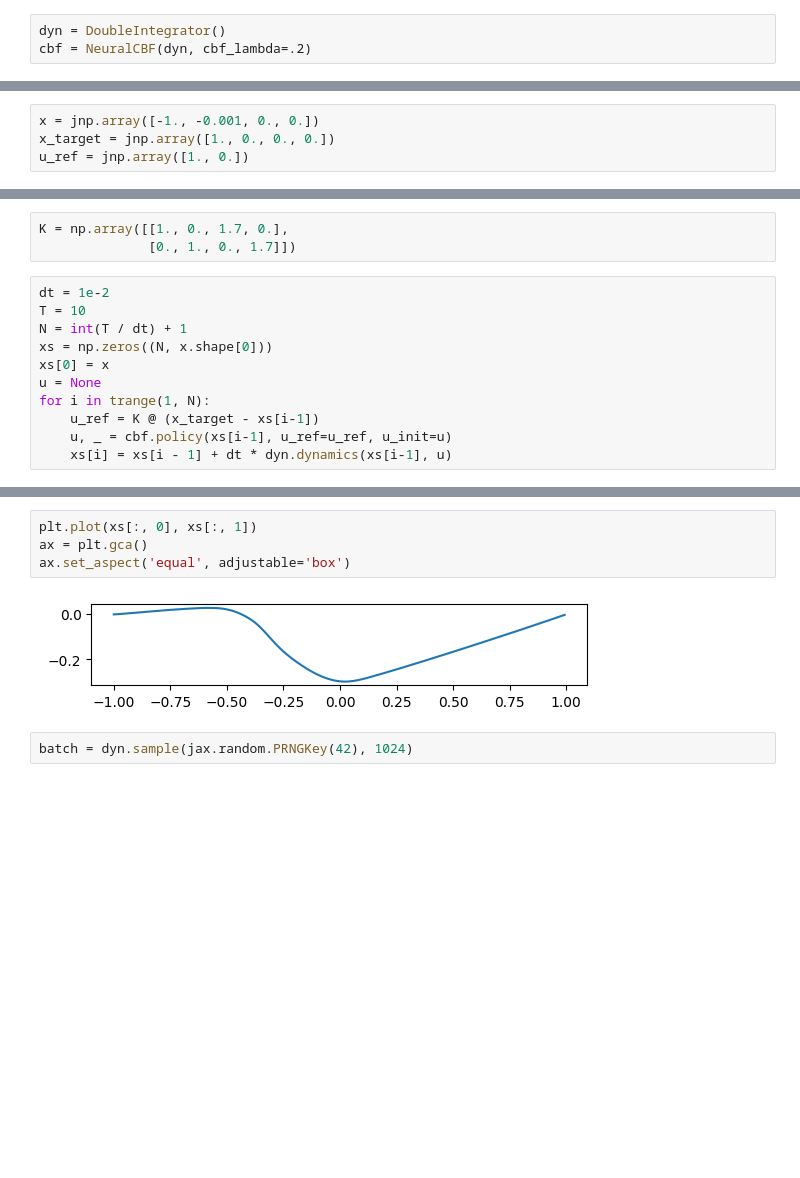
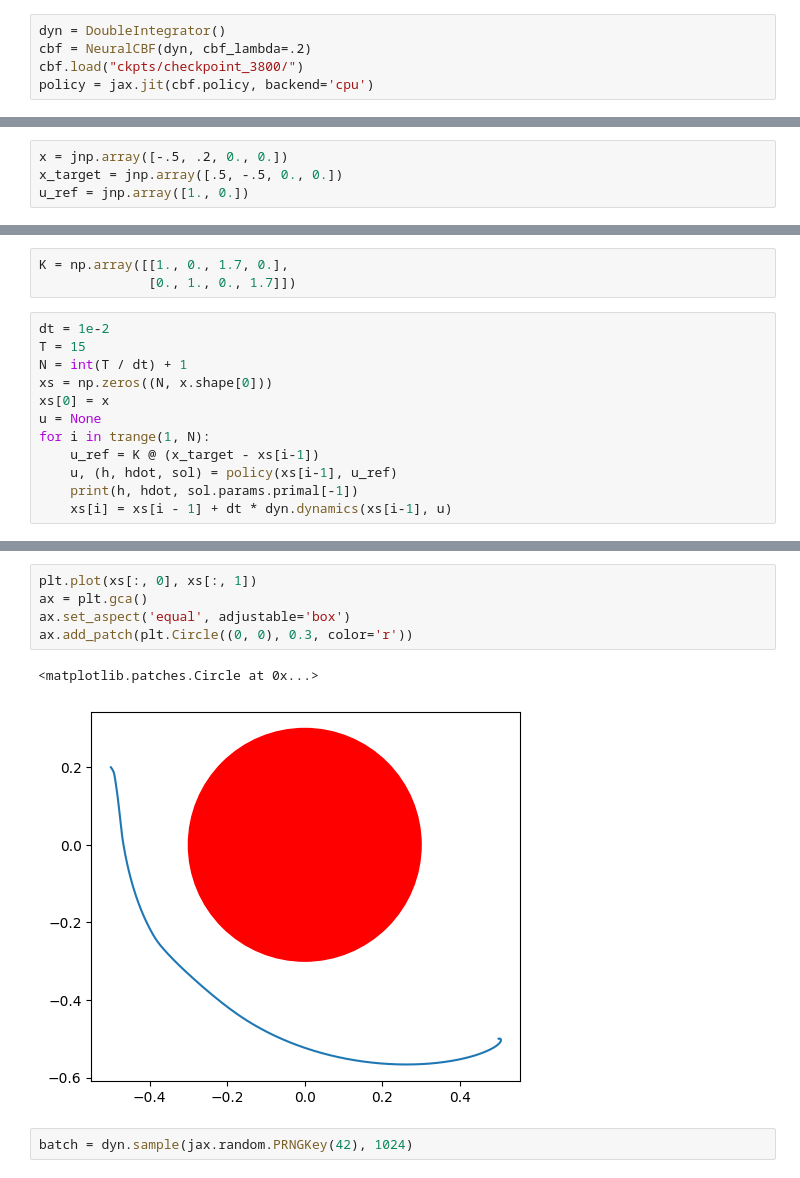
Before and after one commit to alvinsunyixiao/aa203-sp23-project, a Jupyter notebook: Single Agent Test.ipynb, the cells around one changed output, grey strips where cells are left out. Drawn from its saved outputs; the diff is of its cells as text; blank space fills up the shorter version.

```diff
--- a/Single Agent Test.ipynb
+++ b/Single Agent Test.ipynb
@@ -15,3 +15,5 @@ config.update("jax_enable_x64", True)
 # %%
 dyn = DoubleIntegrator()
 cbf = NeuralCBF(dyn, cbf_lambda=.2)
+cbf.load("ckpts/checkpoint_3800/")
+policy = jax.jit(cbf.policy, backend='cpu')
@@ -20,4 +20,4 @@ cbf.load("ckpts/checkpoint_5300/")
 # %%
-x = jnp.array([-1., -0.001, 0., 0.])
-x_target = jnp.array([1., 0., 0., 0.])
+x = jnp.array([-.5, .2, 0., 0.])
+x_target = jnp.array([.5, -.5, 0., 0.])
 u_ref = jnp.array([1., 0.])
@@ -33,12 +33,13 @@ K = np.array([[1., 0., 1.7, 0.],
               [0., 1., 0., 1.7]])
 # %%
 dt = 1e-2
-T = 10
+T = 15
 N = int(T / dt) + 1
 xs = np.zeros((N, x.shape[0]))
 xs[0] = x
 u = None
 for i in trange(1, N):
     u_ref = K @ (x_target - xs[i-1])
-    u, _ = cbf.policy(xs[i-1], u_ref=u_ref, u_init=u)
+    u, (h, hdot, sol) = policy(xs[i-1], u_ref)
+    print(h, hdot, sol.params.primal[-1])
     xs[i] = xs[i - 1] + dt * dyn.dynamics(xs[i-1], u)
@@ -45,9 +252,11 @@ for i in trange(1, N):
 # %%
 plt.plot(xs[:, 0], xs[:, 1])
 ax = plt.gca()
 ax.set_aspect('equal', adjustable='box')
+ax.add_patch(plt.Circle((0, 0), 0.3, color='r'))
 # %% [output]
+<matplotlib.patches.Circle at 0x...>
-[figure, old version]
+[figure, new version]
 # %%
 batch = dyn.sample(jax.random.PRNGKey(42), 1024)
 # %%
```
Also changed, not shown: parts of 6 cells of this notebook, 2 other files.
